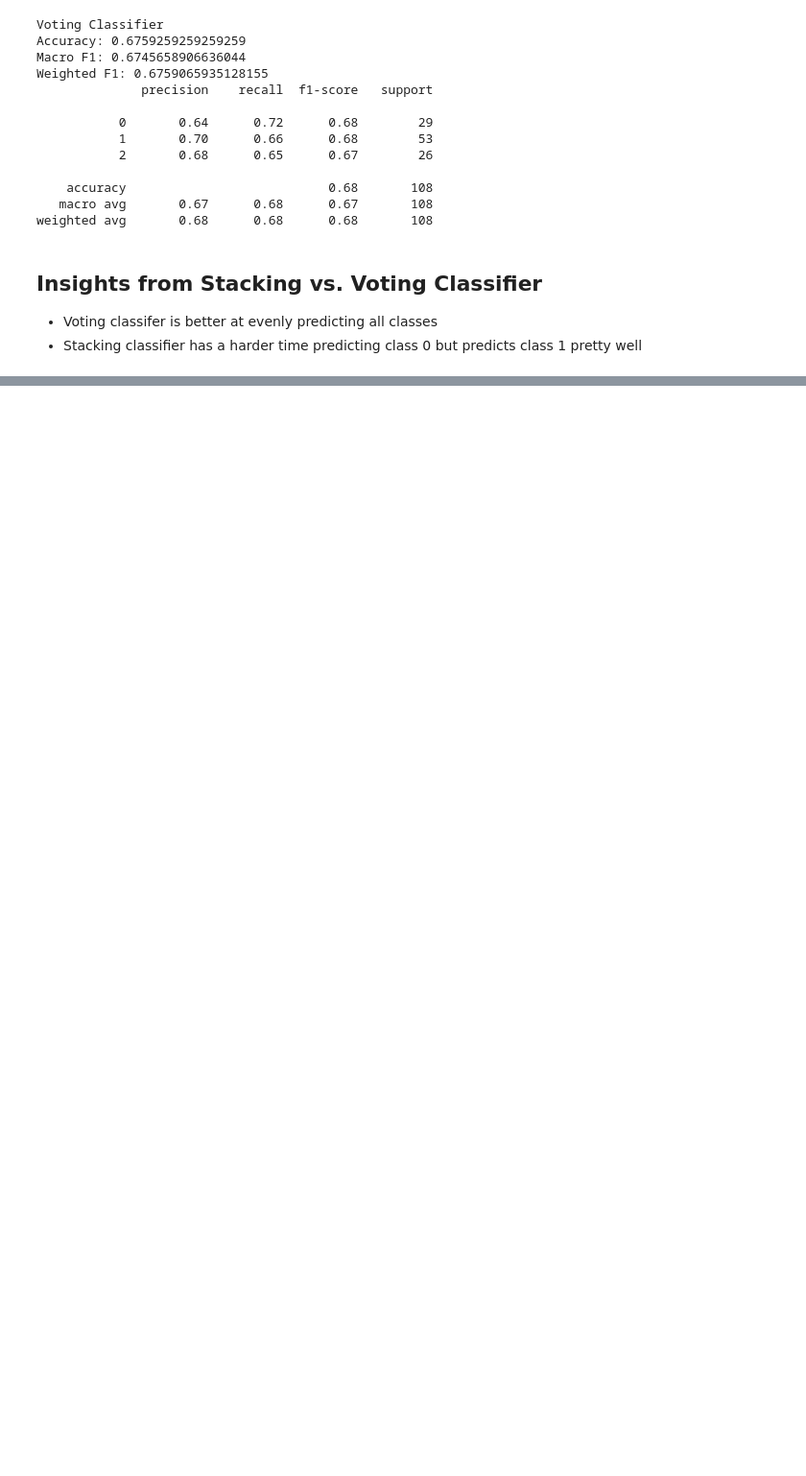
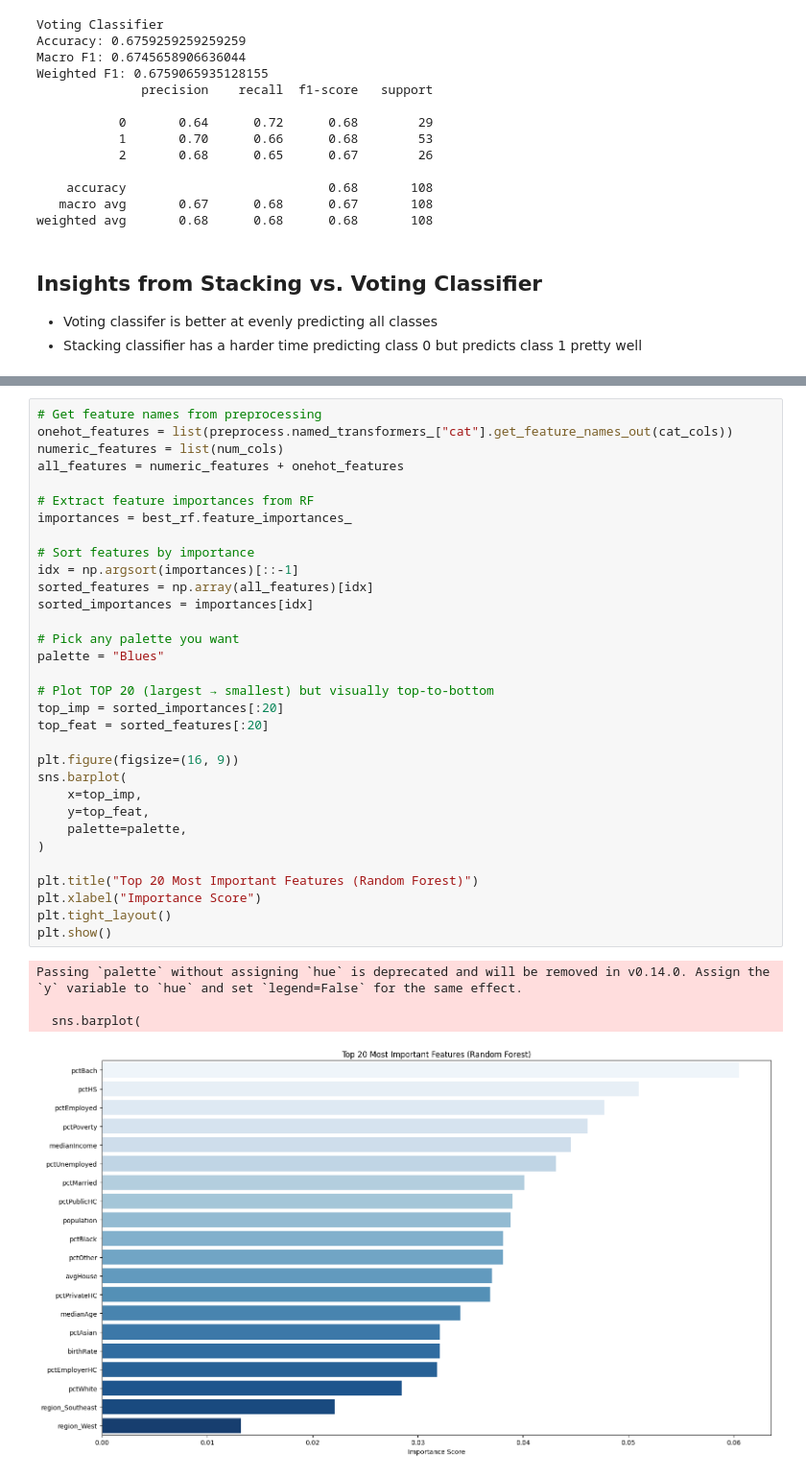
Before and after one commit to cwjng/si670-final-project, a Jupyter notebook: si670_final_project.ipynb, the cells around one changed output, grey strips where cells are left out. Shown at 96% size. Saved outputs shown, nothing was run; the diff lists cells and outputs as text; blank space fills up the shorter version.

Commit message:
Updated with all models evaluated and feature importance visualization

```diff
--- a/si670_final_project.ipynb
+++ b/si670_final_project.ipynb
@@ -484,0 +488,37 @@ weighted avg       0.68      0.68      0.68       108
+# %%
+# Get feature names from preprocessing
+onehot_features = list(preprocess.named_transformers_["cat"].get_feature_names_out(cat_cols))
+numeric_features = list(num_cols)
+all_features = numeric_features + onehot_features
+
+# Extract feature importances from RF
+importances = best_rf.feature_importances_
+
+# Sort features by importance
+idx = np.argsort(importances)[::-1]
+sorted_features = np.array(all_features)[idx]
+sorted_importances = importances[idx]
+
+# Pick any palette you want
+palette = "Blues"
+
+# Plot TOP 20 (largest → smallest) but visually top-to-bottom
+top_imp = sorted_importances[:20]
+top_feat = sorted_features[:20]
+
+plt.figure(figsize=(16, 9))
+sns.barplot(
+    x=top_imp,
+    y=top_feat,
+    palette=palette,
+)
+
+plt.title("Top 20 Most Important Features (Random Forest)")
+plt.xlabel("Importance Score")
+plt.tight_layout()
+plt.show()
+# %% [output]
+Passing `palette` without assigning `hue` is deprecated and will be removed in v0.14.0. Assign the `y` variable to `hue` and set `legend=False` for the same effect.
+
+  sns.barplot(
+[figure, added]
```
Also changed, not shown: parts of 2 cells of this notebook.
